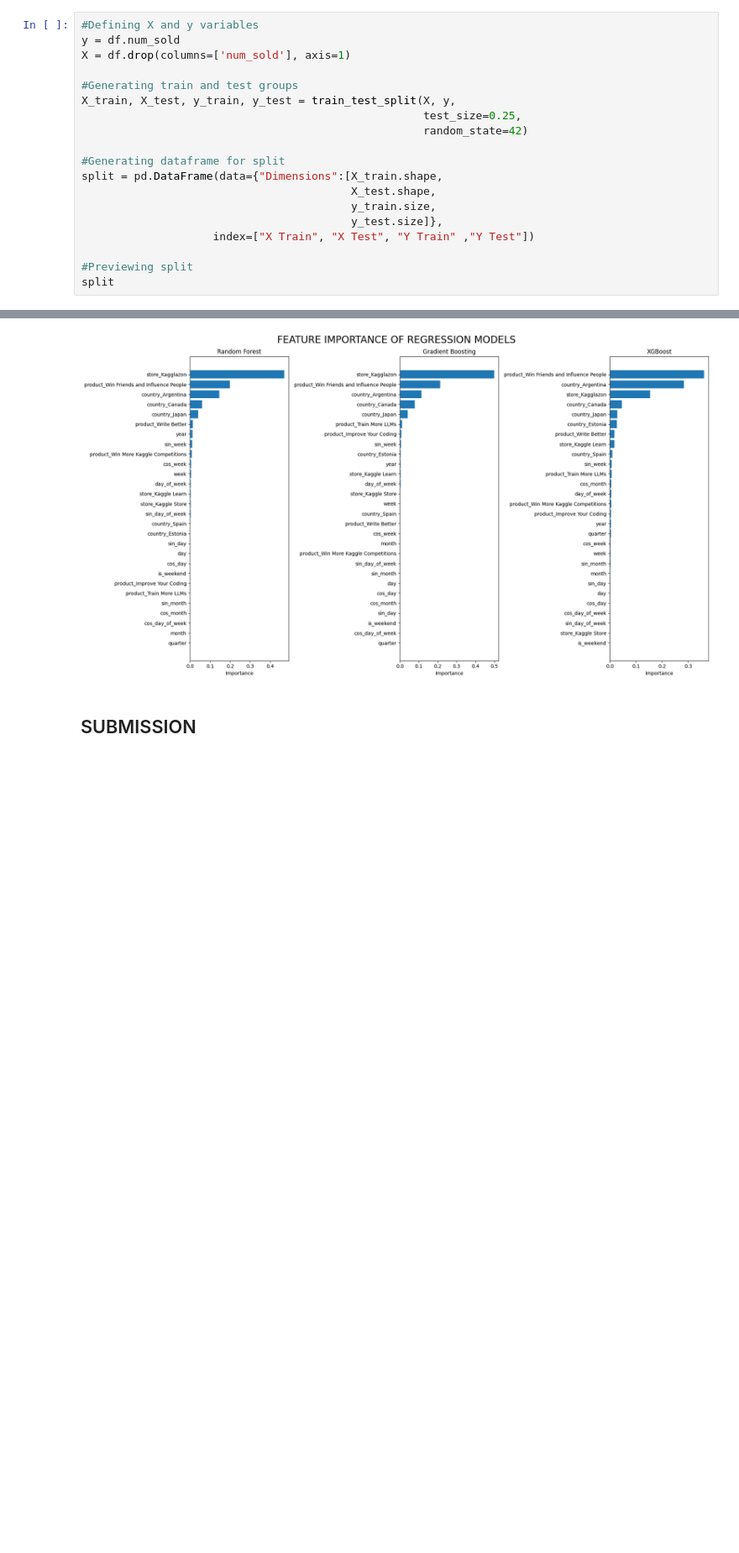
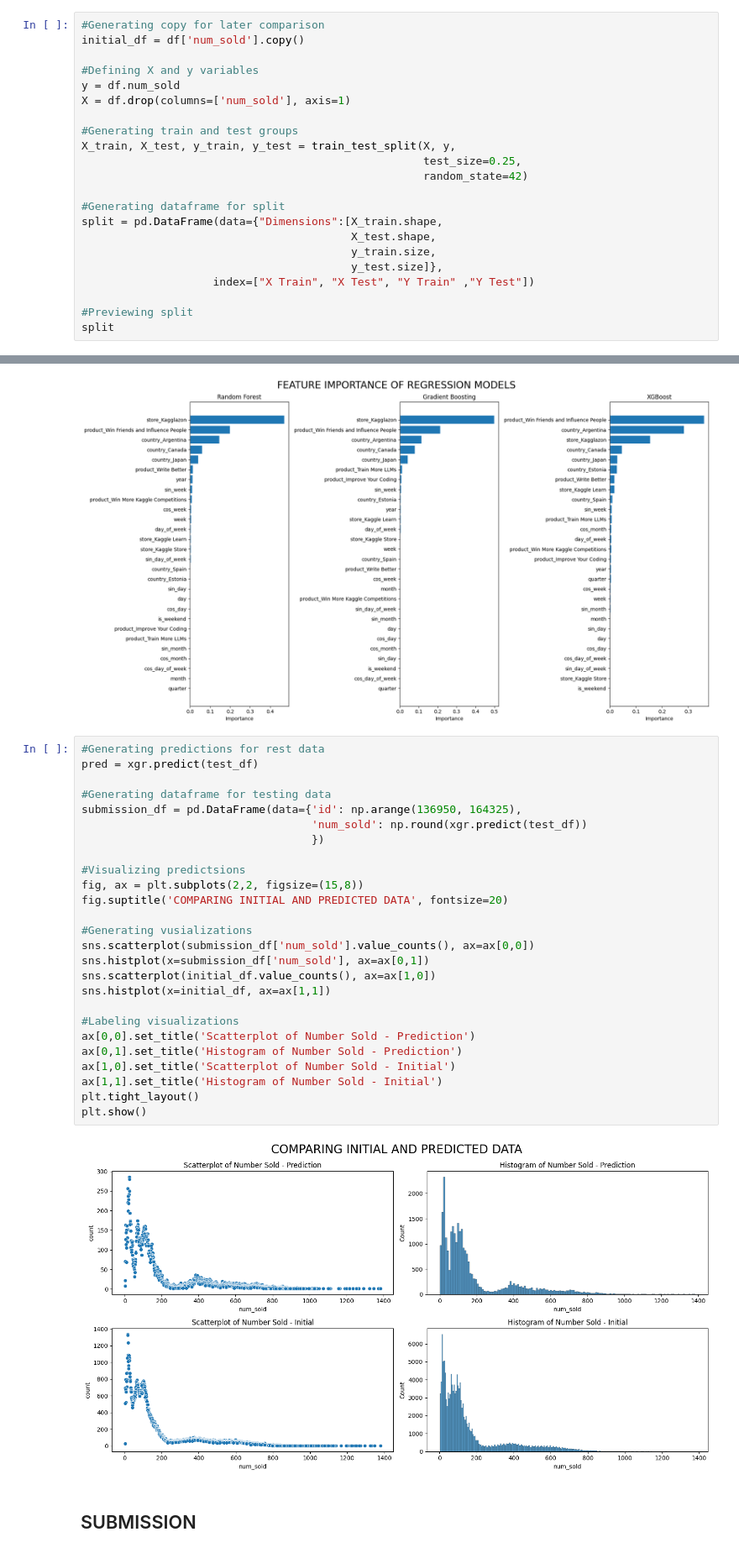
Before and after one commit to Stephen-Adwini-Badu/11.-Sales-Forecasting-Project, a Jupyter notebook: Sales Forecasting Notebook.ipynb, the cells around one changed output, grey strips where cells are left out. Shown at 84% size. Cells and saved outputs as stored; diff of their text form; blank space fills up the shorter version.

```diff
--- a/Sales Forecasting Notebook.ipynb
+++ b/Sales Forecasting Notebook.ipynb
@@ -147,6 +147,9 @@ Index(['num_sold', 'year', 'quarter', 'month', 'day_of_week', 'is_weekend',
 # %% [markdown]
 ## MODEL PREP
 # %%
+#Generating copy for later comparison
+initial_df = df['num_sold'].copy()
+
 #Defining X and y variables
 y = df.num_sold
 X = df.drop(columns=['num_sold'], axis=1)
@@ -305,6 +308,34 @@ plt.tight_layout()
 plt.show()
 # %% [output]
 [figure]
+# %%
+#Generating predictions for rest data
+pred = xgr.predict(test_df)
+
+#Generating dataframe for testing data
+submission_df = pd.DataFrame(data={'id': np.arange(136950, 164325),
+                                   'num_sold': np.round(xgr.predict(test_df))
+                                   })
+
+#Visualizing predictsions
+fig, ax = plt.subplots(2,2, figsize=(15,8))
+fig.suptitle('COMPARING INITIAL AND PREDICTED DATA', fontsize=20)
+
+#Generating vusializations
+sns.scatterplot(submission_df['num_sold'].value_counts(), ax=ax[0,0])
+sns.histplot(x=submission_df['num_sold'], ax=ax[0,1])
+sns.scatterplot(initial_df.value_counts(), ax=ax[1,0])
+sns.histplot(x=initial_df, ax=ax[1,1])
+
+#Labeling visualizations
+ax[0,0].set_title('Scatterplot of Number Sold - Prediction')
+ax[0,1].set_title('Histogram of Number Sold - Prediction')
+ax[1,0].set_title('Scatterplot of Number Sold - Initial')
+ax[1,1].set_title('Histogram of Number Sold - Initial')
+plt.tight_layout()
+plt.show()
+# %% [output]
+[figure, added]
 # %% [markdown]
 ## SUBMISSION
 # %%
```
Also changed, not shown: parts of 1 cell of this notebook.
